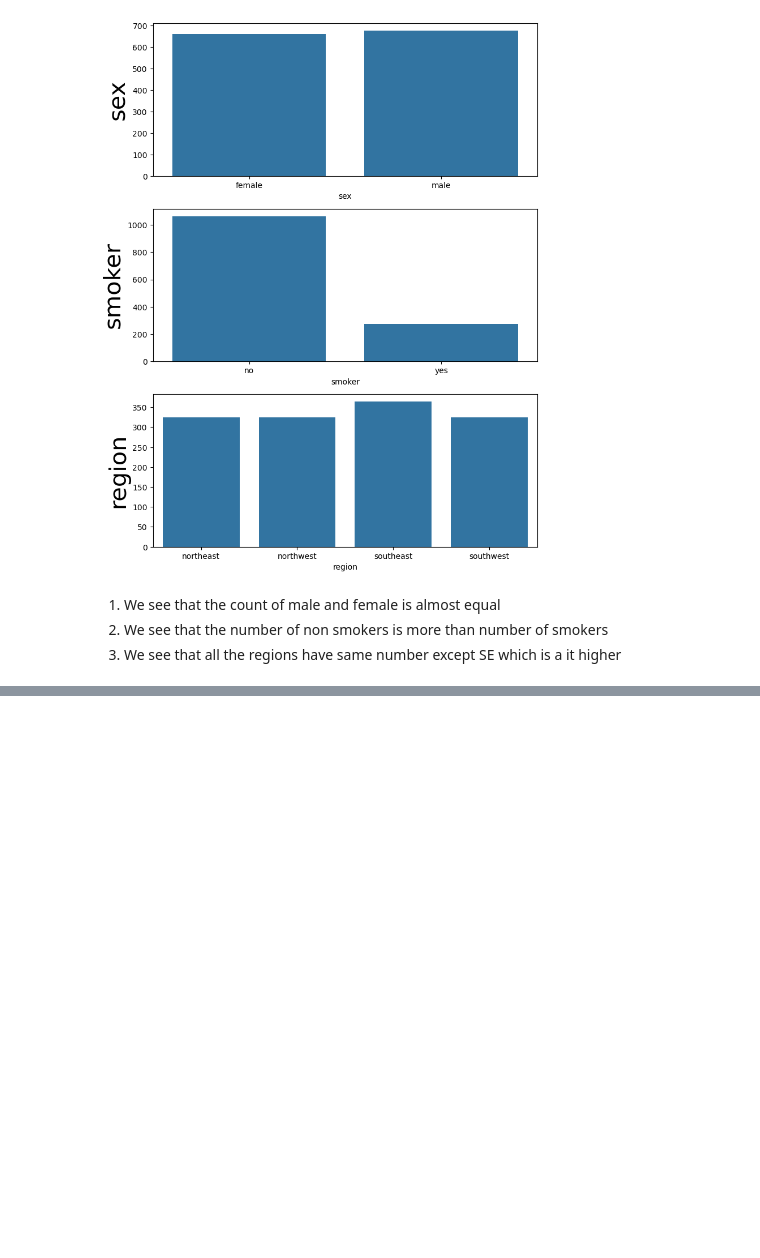
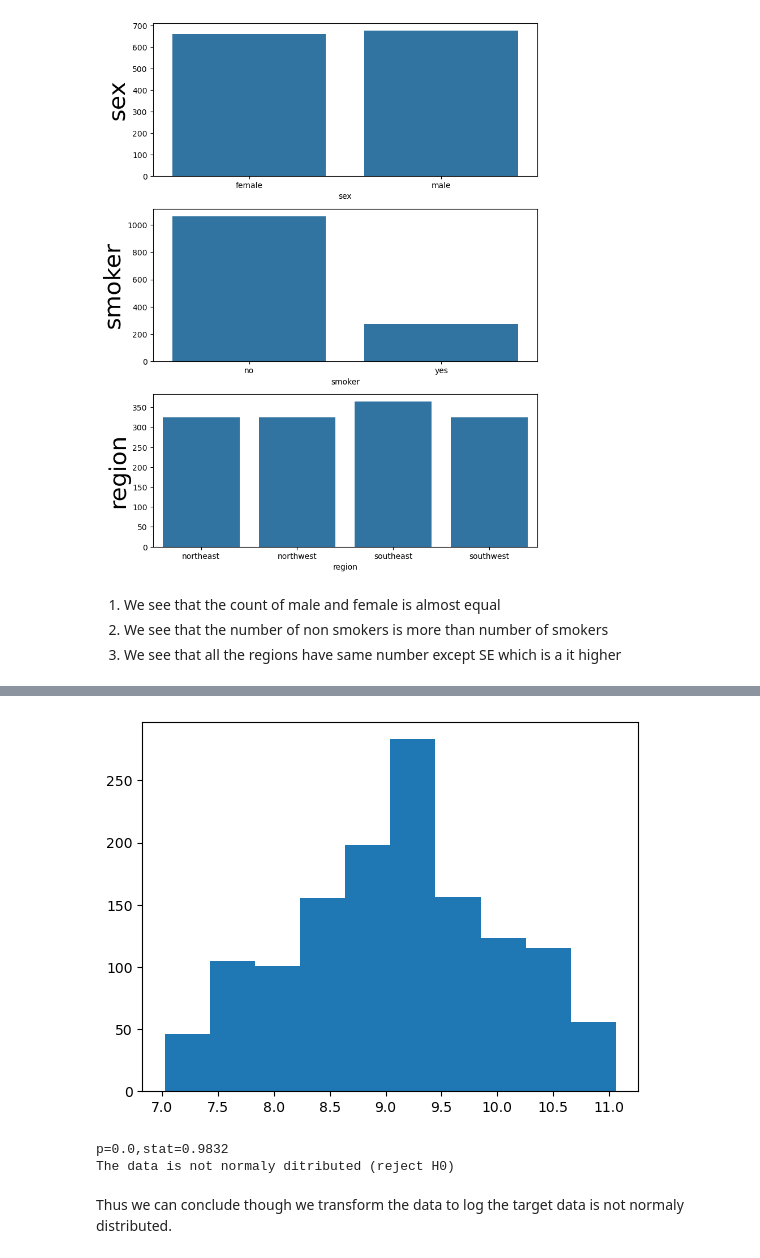
Before and after one commit to sawan13499/Health-Insurance-Case-Study, a Jupyter notebook: Health_Insurance_Case_Study_Practice.ipynb, the cells around one changed output, grey strips where cells are left out. Drawn from its saved outputs; the diff is of its cells as text; code cells hidden in the pictures; blank space fills up the shorter version.

```diff
--- a/Health_Insurance_Case_Study_Practice.ipynb
+++ b/Health_Insurance_Case_Study_Practice.ipynb
@@ -290,0 +358,3 @@ region
+# %%
+df['log_charges'] = np.log(df['charges'])
+df.head()
@@ -290,0 +368,23 @@ region
+# %%
+plt.hist(df['log_charges'])
+plt.show()
+# %% [output]
+[figure, added]
+# %%
+from scipy.stats import shapiro
+
+stat, p = shapiro(df['log_charges'])
+
+print(f'p={round(p,4)},stat={round(stat,4)}')
+
+alpha = 0.05
+
+if p>alpha:
+    print('The data is normaly distriuted (fail to reject H0)')
+else:
+    print('The data is not normaly ditributed (reject H0)')
+# %% [output]
+p=0.0,stat=0.9832
+The data is not normaly ditributed (reject H0)
+# %% [markdown]
+Thus we can conclude though we transform the data to log the target data is not normaly distributed.
```
Also changed, not shown: parts of 19 cells of this notebook, 1 other file.
